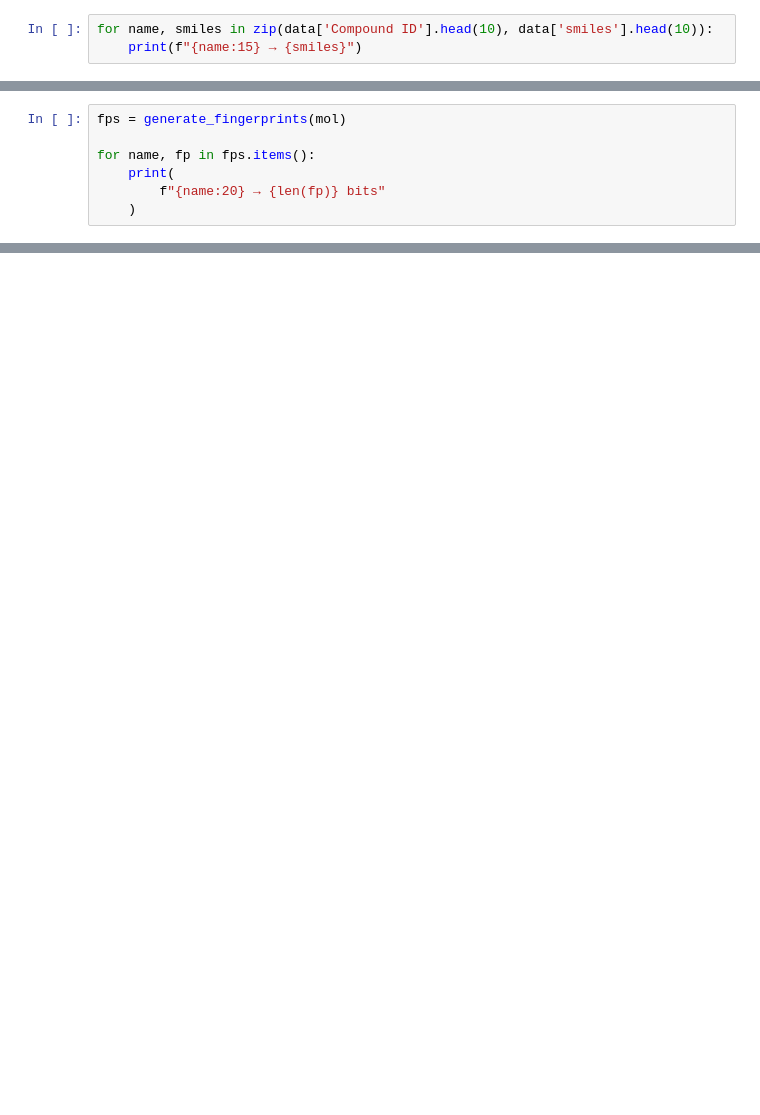
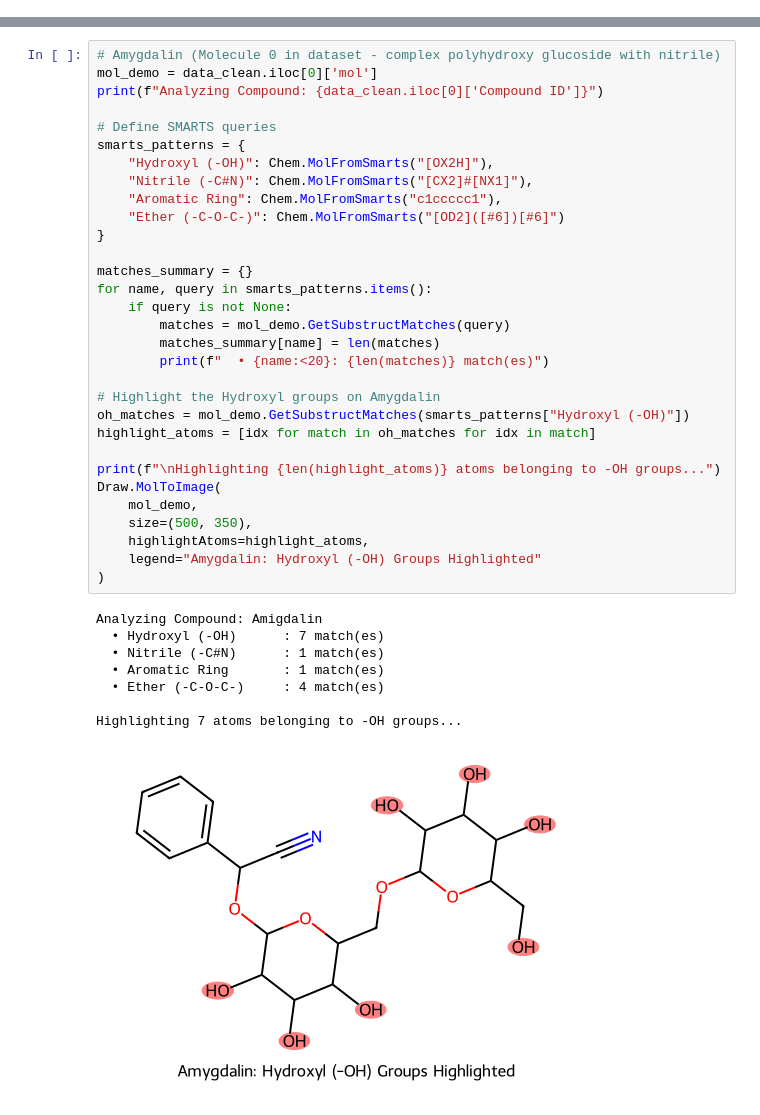
Before and after one commit to raseljvai1-del/Drug-Discovery-and-Cheminformatics-Projects, a Jupyter notebook: Project 1 — Molecular Structure & Property Explorer/notebook.ipynb, the cells around one changed output, grey strips where cells are left out. Cells and saved outputs as stored; diff of their text form; blank space fills up the shorter version.

```diff
--- a/Project 1 — Molecular Structure & Property Explorer/notebook.ipynb
+++ b/Project 1 — Molecular Structure & Property Explorer/notebook.ipynb
@@ -1234,3 +0,0 @@ Name: smiles, dtype: str
-# %%
-for name, smiles in zip(data['Compound ID'].head(10), data['smiles'].head(10)):
-    print(f"{name:15} → {smiles}")
@@ -3806,7 +0,0 @@ def generate_fingerprints(mol):
-# %%
-fps = generate_fingerprints(mol)
-
-for name, fp in fps.items():
-    print(
-        f"{name:20} → {len(fp)} bits"
-    )
@@ -4794,0 +479,40 @@ KeyError: 'Any_Outlier'
+# %%
+# Amygdalin (Molecule 0 in dataset - complex polyhydroxy glucoside with nitrile)
+mol_demo = data_clean.iloc[0]['mol']
+print(f"Analyzing Compound: {data_clean.iloc[0]['Compound ID']}")
+
+# Define SMARTS queries
+smarts_patterns = {
+    "Hydroxyl (-OH)": Chem.MolFromSmarts("[OX2H]"),
+    "Nitrile (-C#N)": Chem.MolFromSmarts("[CX2]#[NX1]"),
+    "Aromatic Ring": Chem.MolFromSmarts("c1ccccc1"),
+    "Ether (-C-O-C-)": Chem.MolFromSmarts("[OD2]([#6])[#6]")
+}
+
+matches_summary = {}
+for name, query in smarts_patterns.items():
+    if query is not None:
+        matches = mol_demo.GetSubstructMatches(query)
+        matches_summary[name] = len(matches)
+        print(f"  • {name:<20}: {len(matches)} match(es)")
+
+# Highlight the Hydroxyl groups on Amygdalin
+oh_matches = mol_demo.GetSubstructMatches(smarts_patterns["Hydroxyl (-OH)"])
+highlight_atoms = [idx for match in oh_matches for idx in match]
+
+print(f"\nHighlighting {len(highlight_atoms)} atoms belonging to -OH groups...")
+Draw.MolToImage(
+    mol_demo,
+    size=(500, 350),
+    highlightAtoms=highlight_atoms,
+    legend="Amygdalin: Hydroxyl (-OH) Groups Highlighted"
+)
+# %% [output]
+Analyzing Compound: Amigdalin
+  • Hydroxyl (-OH)      : 7 match(es)
+  • Nitrile (-C#N)      : 1 match(es)
+  • Aromatic Ring       : 1 match(es)
+  • Ether (-C-O-C-)     : 4 match(es)
+
+Highlighting 7 atoms belonging to -OH groups...
+[figure, added]
```
Also changed, not shown: parts of 374 cells of this notebook, 24 other files.
